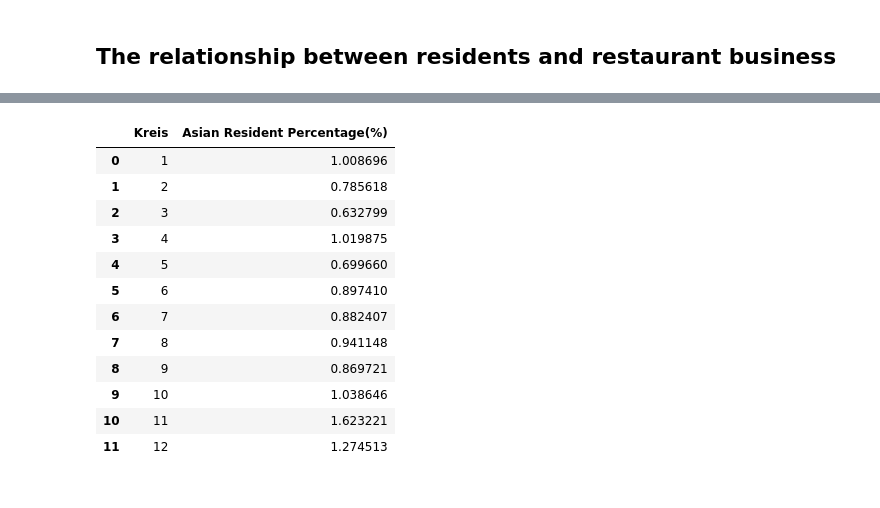
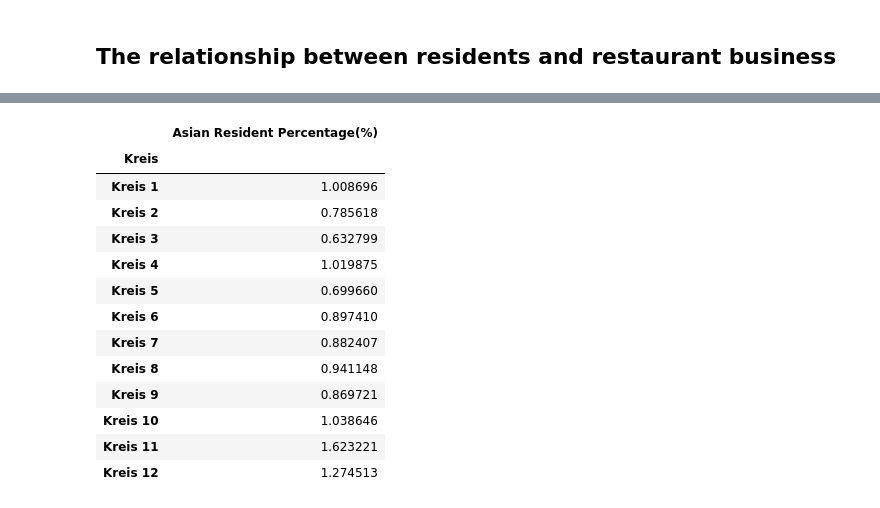
Before and after one commit to chialingyang7718/Coursera_Capstone, a Jupyter notebook: Noodle in Zurich.ipynb, the cells around one changed output, grey strips where cells are left out. Drawn from its saved outputs; the diff is of its cells as text; code cells hidden in the pictures.

```diff
--- a/Noodle in Zurich.ipynb
+++ b/Noodle in Zurich.ipynb
@@ -36,3 +41,6 @@ Solving environment: done
 Libraries imported.
 # %%
-df = pd.read_csv("https://www.dropbox.com/s/l69lk72y5qwun8w/ZurichKreis.csv?dl=1")
+df= pd.read_excel("https://www.dropbox.com/s/zdd0rwvyxkco756/ZurichKreis.xlsx?dl=1",sheet_name='Sheet1')
+kreis_col = df['Kreis']
+df.set_index('Kreis',inplace=True)
+df
@@ -176,8 +237,7 @@ zurich_bev = pd.read_excel("https://www.dropbox.com/s/58td1o6nl5u7jjd/BEV321T321
 # %%
 aus_bev = zurich_bev[zurich_bev['Unnamed: 0'].str.contains("Kreis")]
 aus_bev.rename(columns={"Unnamed: 0":"Kreis", "Anteil\nausländische Bevölkerung\n(%)":"Foreigner Percentage(%)"},inplace = True)
-aus_bev.reset_index(drop = True, inplace=True)
-aus_bev.update(df)
+aus_bev.set_index('Kreis',drop = True, inplace=True)
 aus_bev
 # %% [output]
 A value is trying to be set on a copy of a slice from a DataFrame
@@ -208,25 +264,26 @@ nation_bev = pd.read_excel("https://www.dropbox.com/s/lcuyg4xghwemm1i/BEV336T336
 # %%
 nationalitat = nation_bev[nation_bev['Unnamed: 0'].str.contains("Kreis")]
 kreis = nationalitat['Unnamed: 0']
 asian = nationalitat['China']+nationalitat['Thailand']+nationalitat['Japan']+nationalitat['Südkorea']+nationalitat['Vietnam']+nationalitat['Indonesien']+nationalitat['Chinesisches Taipei']+nationalitat['Singapur']
 asian_tot = pd.concat([kreis,asian],axis = 1)
 asian_percentage =100* asian_tot[0]/nationalitat["Total"]
 asian_percent = pd.concat([kreis,asian_percentage],axis = 1)
 asian_percent.rename(columns={"Unnamed: 0":"Kreis",0:"Asian Resident Percentage(%)"},inplace = True)
-asian_percent.reset_index(drop = True, inplace=True)
+asian_percent.set_index('Kreis',drop = True, inplace=True)
 asian_percent.update(df)
 asian_percent
 # %% [output]
-|  | Kreis | Asian Resident Percentage(%) |
-| 0 | 1 | 1.008696 |
-| 1 | 2 | 0.785618 |
-| 2 | 3 | 0.632799 |
-| 3 | 4 | 1.019875 |
-| 4 | 5 | 0.699660 |
-| 5 | 6 | 0.897410 |
-| 6 | 7 | 0.882407 |
-| 7 | 8 | 0.941148 |
-| 8 | 9 | 0.869721 |
-| 9 | 10 | 1.038646 |
-| 10 | 11 | 1.623221 |
-| 11 | 12 | 1.274513 |
+|  | Asian Resident Percentage(%) |
+| Kreis |  |
+| Kreis 1 | 1.008696 |
+| Kreis 2 | 0.785618 |
+| Kreis 3 | 0.632799 |
+| Kreis 4 | 1.019875 |
+| Kreis 5 | 0.699660 |
+| Kreis 6 | 0.897410 |
+| Kreis 7 | 0.882407 |
+| Kreis 8 | 0.941148 |
+| Kreis 9 | 0.869721 |
+| Kreis 10 | 1.038646 |
+| Kreis 11 | 1.623221 |
+| Kreis 12 | 1.274513 |
```
Also changed, not shown: parts of 19 cells of this notebook.
